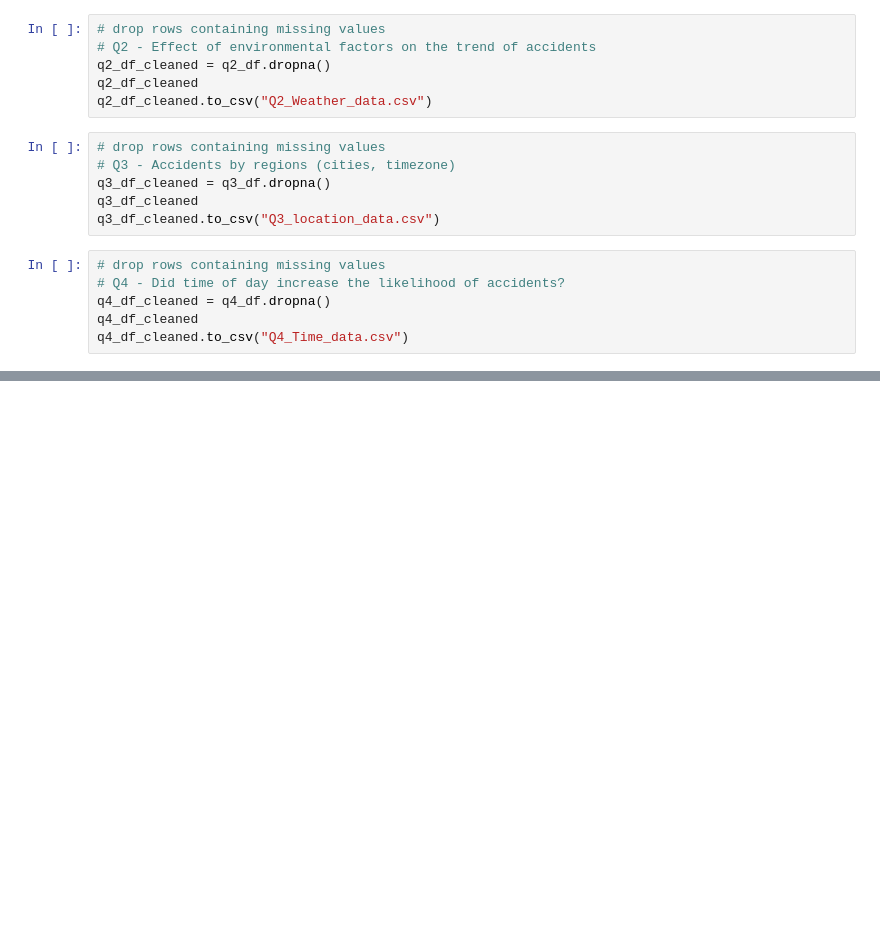
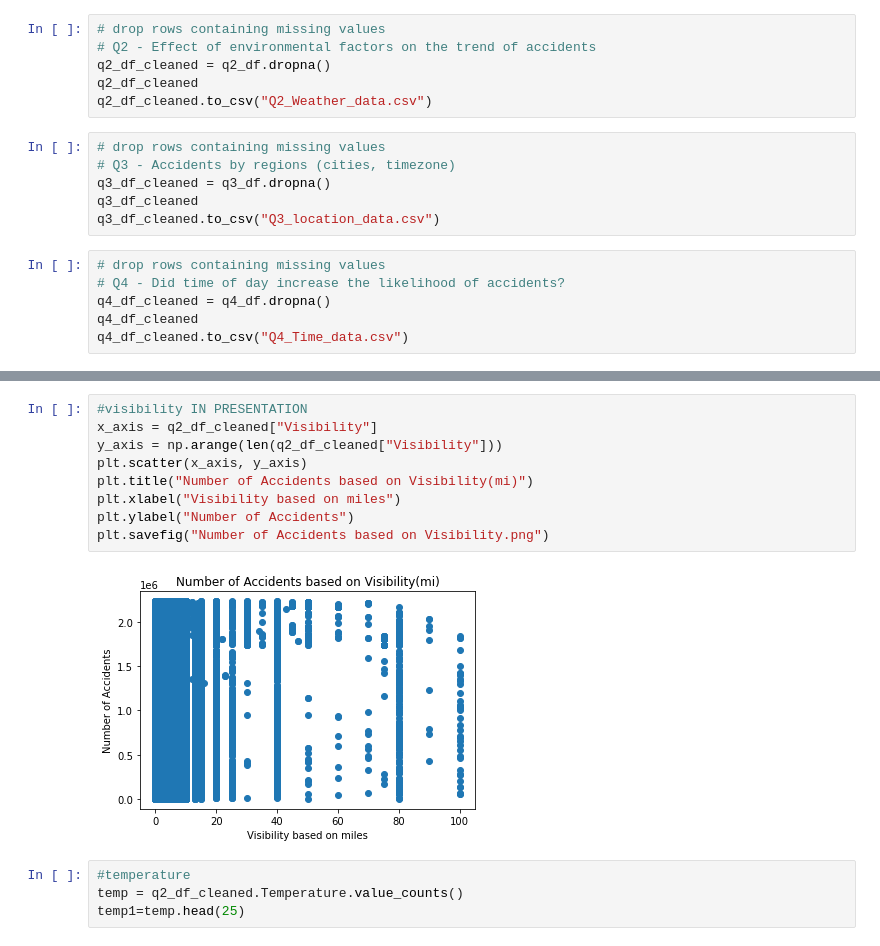
Before and after one commit to rraja30/US-Road-Traffic-Accident-Trends-Analysis-Report, a Jupyter notebook: q2_weather.ipynb, the cells around one changed output, grey strips where cells are left out. Saved outputs shown, nothing was run; the diff lists cells and outputs as text; blank space fills up the shorter version.

```diff
--- a/q2_weather.ipynb
+++ b/q2_weather.ipynb
@@ -183,0 +154,15 @@ q2_df_cleaned.plot(kind = 'scatter', figsize=(25,5),marker="o", facecolors="red"
+# %%
+#visibility IN PRESENTATION
+x_axis = q2_df_cleaned["Visibility"]
+y_axis = np.arange(len(q2_df_cleaned["Visibility"]))
+plt.scatter(x_axis, y_axis)
+plt.title("Number of Accidents based on Visibility(mi)")
+plt.xlabel("Visibility based on miles")
+plt.ylabel("Number of Accidents")
+plt.savefig("Number of Accidents based on Visibility.png")
+# %% [output]
+[figure, added]
+# %%
+#temperature
+temp = q2_df_cleaned.Temperature.value_counts()
+temp1=temp.head(25)
```
Also changed, not shown: parts of 19 cells of this notebook.
